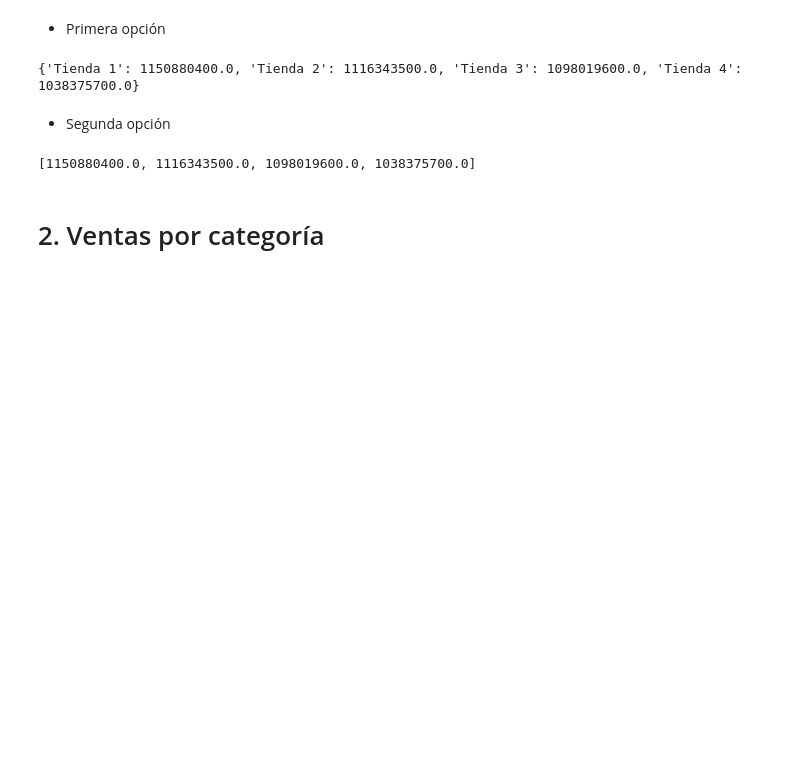
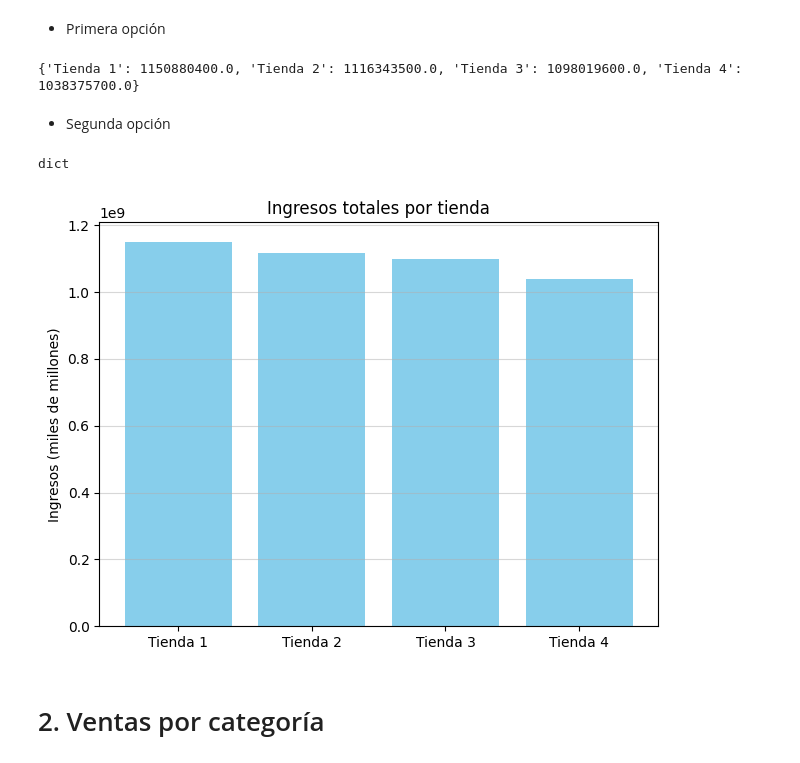
Before and after one commit to Luis1g/Desafio, a Jupyter notebook: AluraStoreLatam.ipynb, the cells around one changed output. Cells and saved outputs as stored; diff of their text form; code cells hidden in the pictures; blank space fills up the shorter version.

```diff
--- a/AluraStoreLatam.ipynb
+++ b/AluraStoreLatam.ipynb
@@ -64,12 +74,25 @@ print(ingresos)
 {'Tienda 1': 1150880400.0, 'Tienda 2': 1116343500.0, 'Tienda 3': 1098019600.0, 'Tienda 4': 1038375700.0}
 # %% [markdown]
 - Segunda opción
-# %%
-lista_ingresos = [Ingreso_tienda, Ingreso_tienda2,Ingreso_tienda3, Ingreso_tienda4]
-lista = suma2(lista_ingresos)
-lista
-# %% [output]
-[1150880400.0, 1116343500.0, 1098019600.0, 1038375700.0]
+# %%
+lista_ingresos = [Ingreso_tienda, Ingreso_tienda2,Ingreso_tienda3, Ingreso_tienda4]
+lista = suma2(lista_ingresos)
+
+tiendas = ["Tienda 1", "Tienda 2", "Tienda 3", "Tienda 4"]
+# Creamos una figura
+plt.Figure()
+
+plt.bar(tiendas, lista, color = "skyblue")
+plt.title("Ingresos totales por tienda")
+plt.ylabel("Ingresos (miles de millones)")
+plt.savefig('ingresos_por_tienda.png')
+plt.tight_layout()
+plt.grid(axis='y', linestyle='-', alpha=0.5)
+
+type(ingresos)
+# %% [output]
+dict
+[figure, added]
 # %% [markdown]
 # 2. Ventas por categoría
 # %%
```
Also changed, not shown: parts of 8 cells of this notebook, 5 other files.
